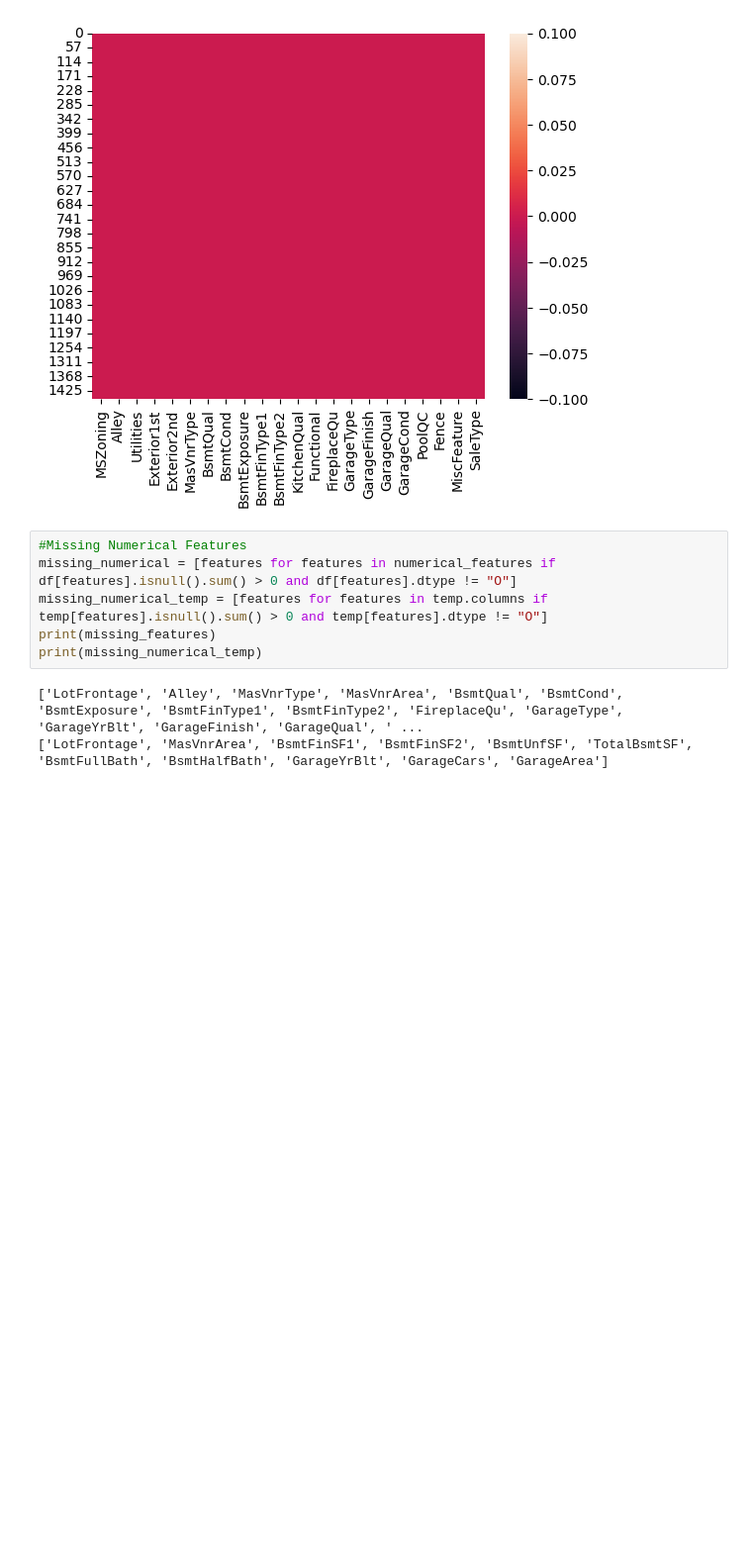
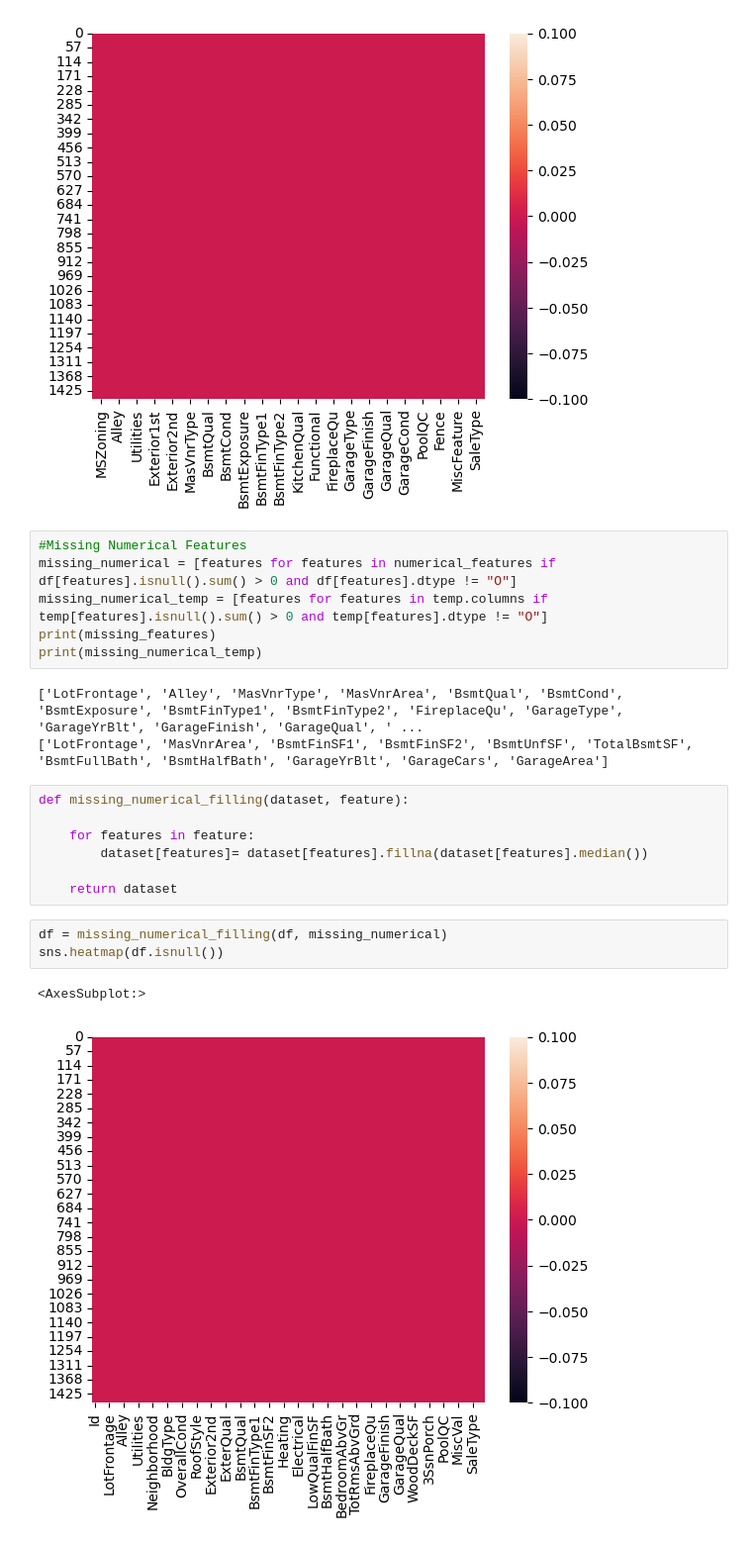
Before and after one commit to Abrar-Mustakim/Comprehensive-Data-Exploration-and-Advanced-Regression-Technique-on-Kaggles-Hourse-Pricing, a Jupyter notebook: EDA_and_Training.ipynb, the cells around one changed output. Shown at 99% size. Saved outputs shown, nothing was run; the diff lists cells and outputs as text; blank space fills up the shorter version.

```diff
--- a/EDA_and_Training.ipynb
+++ b/EDA_and_Training.ipynb
@@ -600,3 +600,16 @@ print(missing_numerical_temp)
 # %% [output]
 ['LotFrontage', 'Alley', 'MasVnrType', 'MasVnrArea', 'BsmtQual', 'BsmtCond', 'BsmtExposure', 'BsmtFinType1', 'BsmtFinType2', 'FireplaceQu', 'GarageType', 'GarageYrBlt', 'GarageFinish', 'GarageQual', ' ...
 ['LotFrontage', 'MasVnrArea', 'BsmtFinSF1', 'BsmtFinSF2', 'BsmtUnfSF', 'TotalBsmtSF', 'BsmtFullBath', 'BsmtHalfBath', 'GarageYrBlt', 'GarageCars', 'GarageArea']
+# %%
+def missing_numerical_filling(dataset, feature):
+
+    for features in feature:
+        dataset[features]= dataset[features].fillna(dataset[features].median())
+
+    return dataset
+# %%
+df = missing_numerical_filling(df, missing_numerical)
+sns.heatmap(df.isnull())
+# %% [output]
+<AxesSubplot:>
+[figure, added]
```
Also changed, not shown: parts of 6 cells of this notebook.
